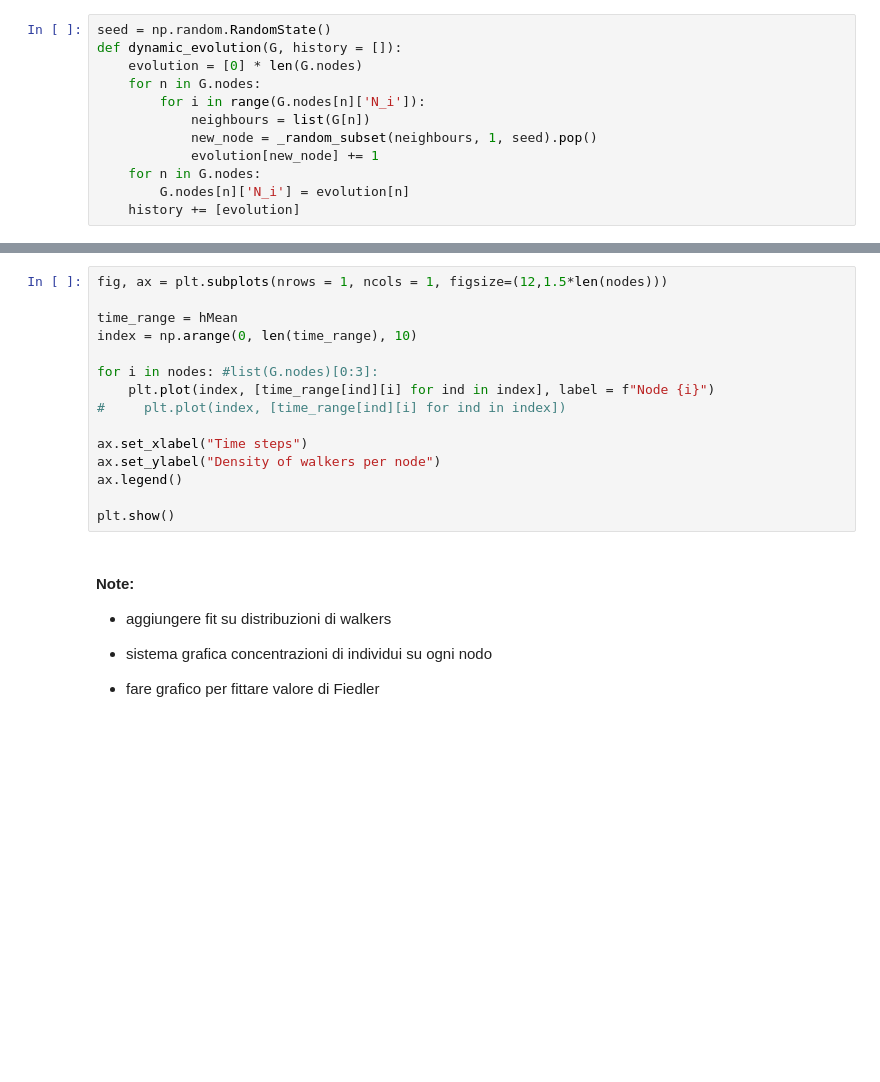
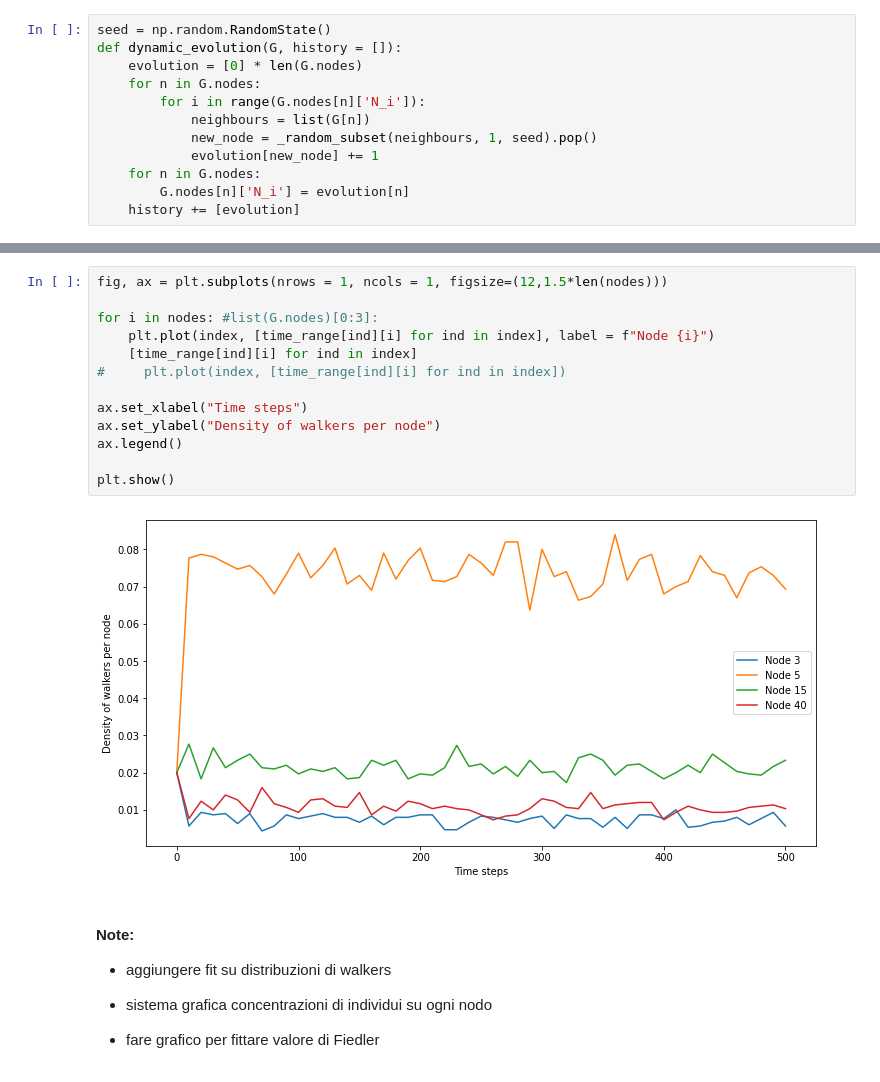
Before and after one commit to Ferri-00/Esame-Complessi, a Jupyter notebook: BarabasiAlbert.ipynb, the cells around one changed output, grey strips where cells are left out. Saved outputs shown, nothing was run; the diff lists cells and outputs as text; blank space fills up the shorter version.

```diff
--- a/BarabasiAlbert.ipynb
+++ b/BarabasiAlbert.ipynb
@@ -245,18 +266,18 @@ plt.show()
 # %%
 fig, ax = plt.subplots(nrows = 1, ncols = 1, figsize=(12,1.5*len(nodes)))
 
-time_range = hMean
-index = np.arange(0, len(time_range), 10)
-
 for i in nodes: #list(G.nodes)[0:3]:
     plt.plot(index, [time_range[ind][i] for ind in index], label = f"Node {i}")
+    [time_range[ind][i] for ind in index]
 #     plt.plot(index, [time_range[ind][i] for ind in index])
 
 ax.set_xlabel("Time steps")
 ax.set_ylabel("Density of walkers per node")
 ax.legend()
 
 plt.show()
+# %% [output]
+[figure, added]
 # %% [markdown]
 #### Note:
 
```
Also changed, not shown: parts of 14 cells of this notebook, 1 other file.
